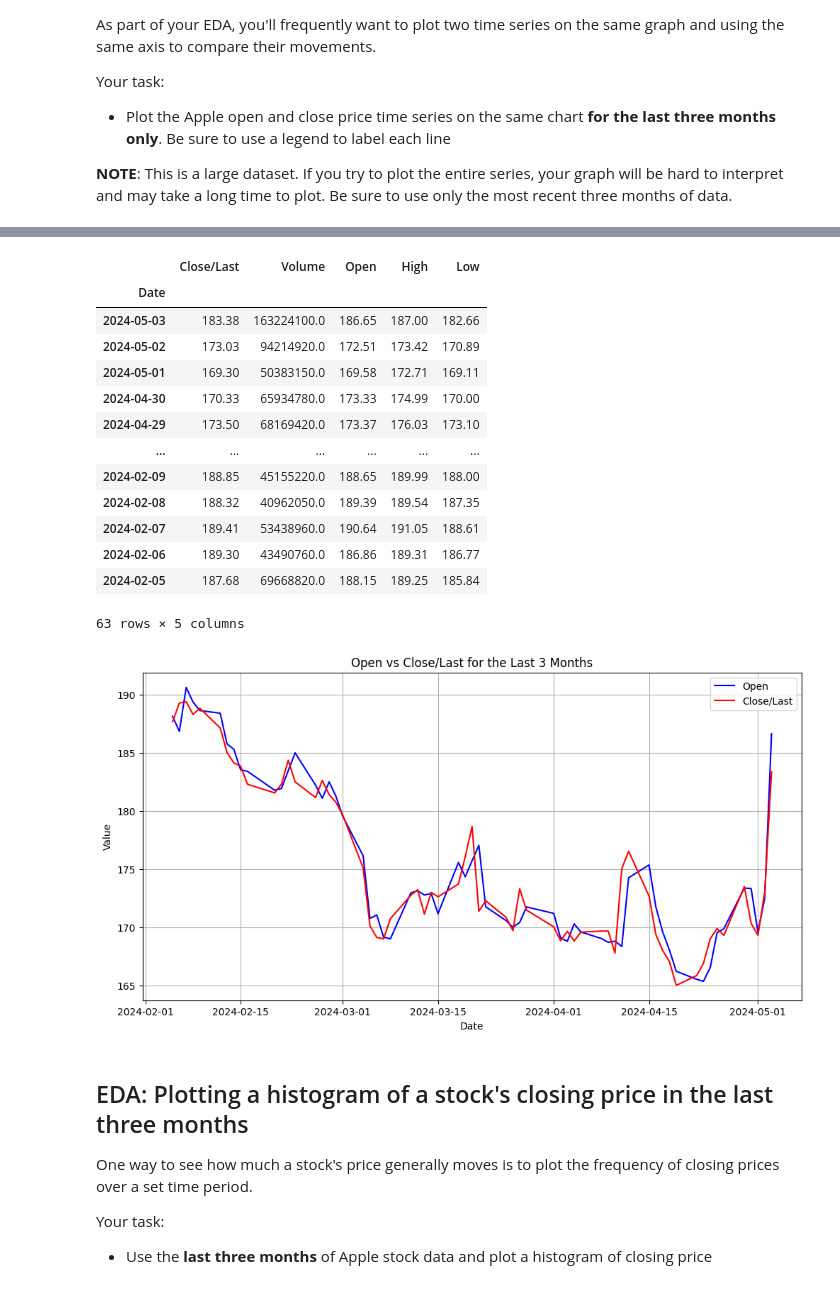
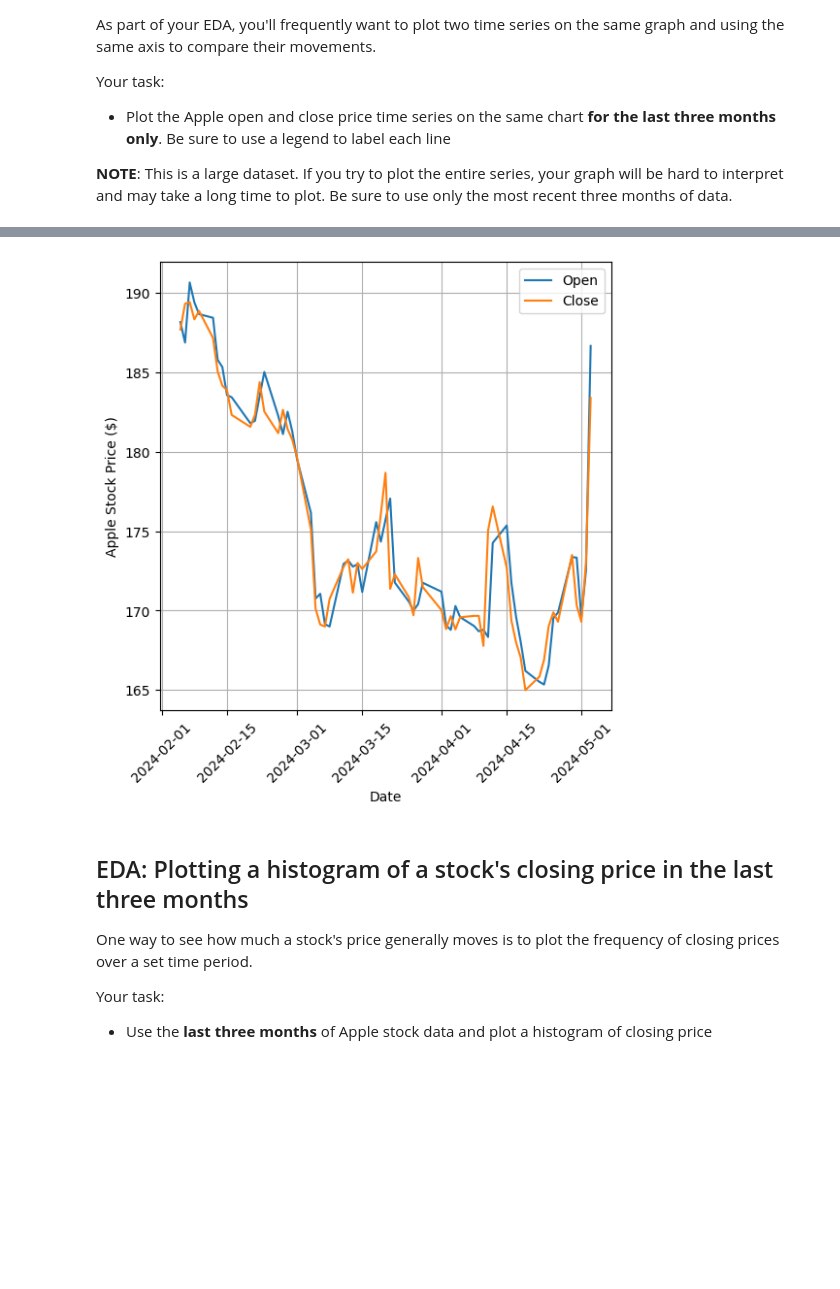
Before and after one commit to bigboy92/fend-matching-game, a Jupyter notebook: Preparing-for-data-analysis-project-student.ipynb, the cells around one changed output, grey strips where cells are left out. Saved outputs shown, nothing was run; the diff lists cells and outputs as text; code cells hidden in the pictures; blank space fills up the shorter version.

```diff
--- a/Preparing-for-data-analysis-project-student.ipynb
+++ b/Preparing-for-data-analysis-project-student.ipynb
@@ -144,6 +157,6 @@ Low           0
 dtype: int64
 # %%
 # Forward fill any missing data
-hist_data.fillna(method='ffill', inplace=True)
+appl_data.ffill(inplace=True)
 # %%
 # Check again for nulls after using forward fill
@@ -206,6 +201,8 @@ hist_data
 # %%
 # Use pandas's to_datetime() to convert any columns that are in a datetime format
-
-hist_data['Date']=pd.to_datetime(hist_data['Date'])
-hist_data.set_index('Date', append=True, inplace=True)
-hist_data.head()
+appl_data['Date'] = pd.to_datetime(appl_data['Date'])
+msft_data['Date'] = pd.to_datetime(msft_data['Date'])
+appl_data.set_index('Date', inplace=True)
+msft_data.set_index('Date', inplace=True)
+appl_data.sort_index(inplace=True)
+msft_data.sort_index(inplace=True)
@@ -376,6 +379,4 @@ Your task:
 **NOTE**: This is a large dataset. If you try to plot the entire series, your graph will be hard to interpret and may take a long time to plot. Be sure to use only the most recent three months of data.
 # %%
 # Get max date in timeseries
-#hist_data.loc['AAPL']
-max_date = hist_data.loc['AAPL'].index.get_level_values('Date').max()
-max_date
+max_date = appl_data.index.max()
@@ -384,42 +383,17 @@ Timestamp('2024-05-03 00:00:00')
 # %%
 # Use the max date calculated above to get the last three months of data in the dataset
-Last_3_months_AAPL = hist_data.loc['AAPL'][hist_data.loc['AAPL'].index.get_level_values('Date') >= (max_date - pd.DateOffset(months=3))]
-
-Last_3_months_AAPL
+appl_data_3_months = appl_data[appl_data.index >= max_date - pd.offsets.DateOffset(months=3)]
-# %% [output]
-|  | Close/Last | Volume | Open | High | Low |
-| Date |  |  |  |  |  |
-| 2024-05-03 | 183.38 | 163224100.0 | 186.65 | 187.00 | 182.66 |
-| 2024-05-02 | 173.03 | 94214920.0 | 172.51 | 173.42 | 170.89 |
-| 2024-05-01 | 169.30 | 50383150.0 | 169.58 | 172.71 | 169.11 |
-| 2024-04-30 | 170.33 | 65934780.0 | 173.33 | 174.99 | 170.00 |
-| 2024-04-29 | 173.50 | 68169420.0 | 173.37 | 176.03 | 173.10 |
-| ... | ... | ... | ... | ... | ... |
-| 2024-02-09 | 188.85 | 45155220.0 | 188.65 | 189.99 | 188.00 |
-| 2024-02-08 | 188.32 | 40962050.0 | 189.39 | 189.54 | 187.35 |
-| 2024-02-07 | 189.41 | 53438960.0 | 190.64 | 191.05 | 188.61 |
-| 2024-02-06 | 189.30 | 43490760.0 | 186.86 | 189.31 | 186.77 |
-| 2024-02-05 | 187.68 | 69668820.0 | 188.15 | 189.25 | 185.84 |
-63 rows × 5 columns
 # %%
 # Plot time series of open v. close stock price for Apple using the last 3 months of data
-
-plt.figure(figsize=(12, 6))
-
-
-plt.plot(Last_3_months_AAPL['Open'], label='Open', color='blue')
-plt.plot(Last_3_months_AAPL['Close/Last'], label='Close/Last', color='red')
-
-# Configuración del gráfico
-plt.title('Open vs Close/Last for the Last 3 Months')
+plt.figure(figsize=(6, 6))
+plt.plot(appl_data_3_months[['Open', 'Close']])
+plt.legend(['Open', 'Close'])
 plt.xlabel('Date')
-plt.ylabel('Value')
-plt.legend()
-plt.grid(True)
-
-plt.show()
+plt.ylabel('Apple Stock Price ($)')
+plt.xticks(rotation=45)
+plt.grid()
 # %% [output]
-[figure, old version]
+[figure, new version]
 # %% [markdown]
 ## EDA: Plotting a histogram of a stock's closing price in the last three months
 
```
Also changed, not shown: parts of 35 cells of this notebook.
